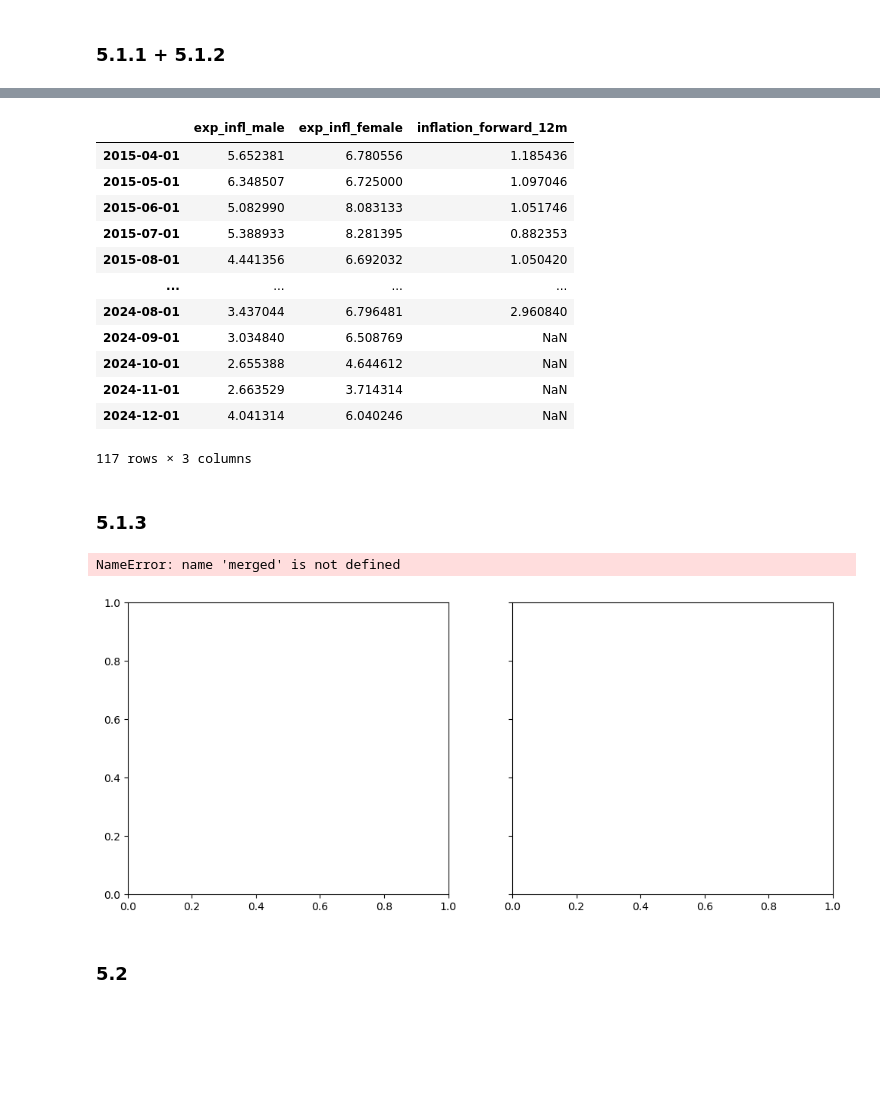
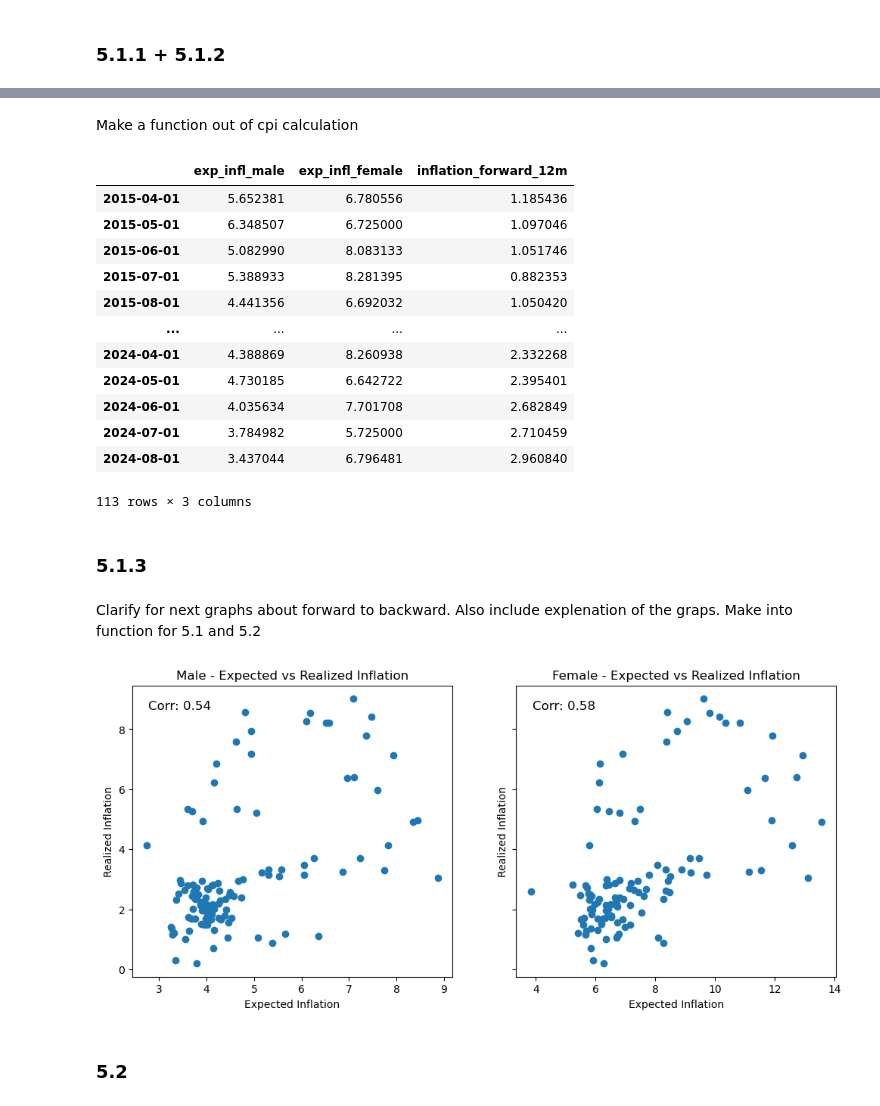
Before and after one commit to OliverNilsen04/TECH2-H25-Term-project, a Jupyter notebook: TermPaper copy.ipynb, the cells around one changed output, grey strips where cells are left out. Cells and saved outputs as stored; diff of their text form; code cells hidden in the pictures; blank space fills up the shorter version.

```diff
--- a/TermPaper copy.ipynb
+++ b/TermPaper copy.ipynb
@@ -417,9 +435,8 @@ def monthly_group_means(df, group_col, date_col="date"):
     stock = gb.pivot(index="month", columns=group_col, values="prob_stocks_up")
 
     # limit to 2015–2024 per instructions
-    infl = infl.loc["2015-01":"2024-12"]
-    house = house.loc["2015-01":"2024-12"]
-    stock = stock.loc["2015-01":"2024-12"]
+    for col in [infl, house, stock]:
+        col = col.loc["2015-01":"2024-12"]
 
     return infl, house, stock
 # %% [markdown]
@@ -502,3 +527,5 @@ cpi
+# %% [markdown]
+Make a function out of cpi calculation
 # %%
 def compute_merge_inflation(cpi_data, infl_gender):
     # Prepare CPI series with datetime monthly index
@@ -515,7 +542,7 @@ def compute_merge_inflation(cpi_data, infl_gender):
 
     # Rename gender columns for clarity and merge
     merged = infl_gender.rename(columns={0.0: 'exp_infl_male', 1.0: 'exp_infl_female'})
-    return merged.join(cpi_fw, how='inner')
+    return merged.join(cpi_fw, how='inner').dropna()
 
 cpi_gender = compute_merge_inflation(cpi, infl_f)
 cpi_gender
@@ -527,34 +554,36 @@ cpi_gender
 | 2015-07-01 | 5.388933 | 8.281395 | 0.882353 |
 | 2015-08-01 | 4.441356 | 6.692032 | 1.050420 |
 | ... | ... | ... | ... |
+| 2024-04-01 | 4.388869 | 8.260938 | 2.332268 |
+| 2024-05-01 | 4.730185 | 6.642722 | 2.395401 |
+| 2024-06-01 | 4.035634 | 7.701708 | 2.682849 |
+| 2024-07-01 | 3.784982 | 5.725000 | 2.710459 |
 | 2024-08-01 | 3.437044 | 6.796481 | 2.960840 |
-| 2024-09-01 | 3.034840 | 6.508769 | NaN |
-| 2024-10-01 | 2.655388 | 4.644612 | NaN |
-| 2024-11-01 | 2.663529 | 3.714314 | NaN |
-| 2024-12-01 | 4.041314 | 6.040246 | NaN |
-117 rows × 3 columns
+113 rows × 3 columns
 # %% [markdown]
 ### 5.1.3
+# %% [markdown]
+Clarify for next graphs about forward to backward. Also include explenation of the graps.
+Make into function for 5.1 and 5.2
 # %%
 '''Create a figure with two panels (one per gender), each showing a scatter plot of realized
 future inflation (y-axis) versus average expected inflation by gender.
 Compute the correlation between expected and realized inflation for each gender and add
 the correlation coefficient as text to the corresponding panel'''
 
 fig, axes = plt.subplots(1, 2, figsize=(12, 5), sharey=True)
 for i, gender in enumerate(['male', 'female']):
     ax = axes[i]
-    x = merged[f'exp_infl_{gender}']
-    y = merged['inflation_forward_12m']
+    x = cpi_gender[f'exp_infl_{gender}']
+    y = cpi_gender['inflation_forward_12m']
     ax.scatter(x, y)
     ax.set_title(f'{gender.capitalize()} - Expected vs Realized Inflation')
     ax.set_xlabel('Expected Inflation')
     ax.set_ylabel('Realized Inflation')
     corr = x.corr(y)
     ax.text(0.05, 0.95, f'Corr: {corr:.2f}', transform=ax.transAxes, fontsize=12, verticalalignment='top')
 # %% [output]
-NameError: name 'merged' is not defined
-[figure, old version]
+[figure, new version]
 # %% [markdown]
 ### 5.2
 # %%
```
Also changed, not shown: parts of 14 cells of this notebook.
